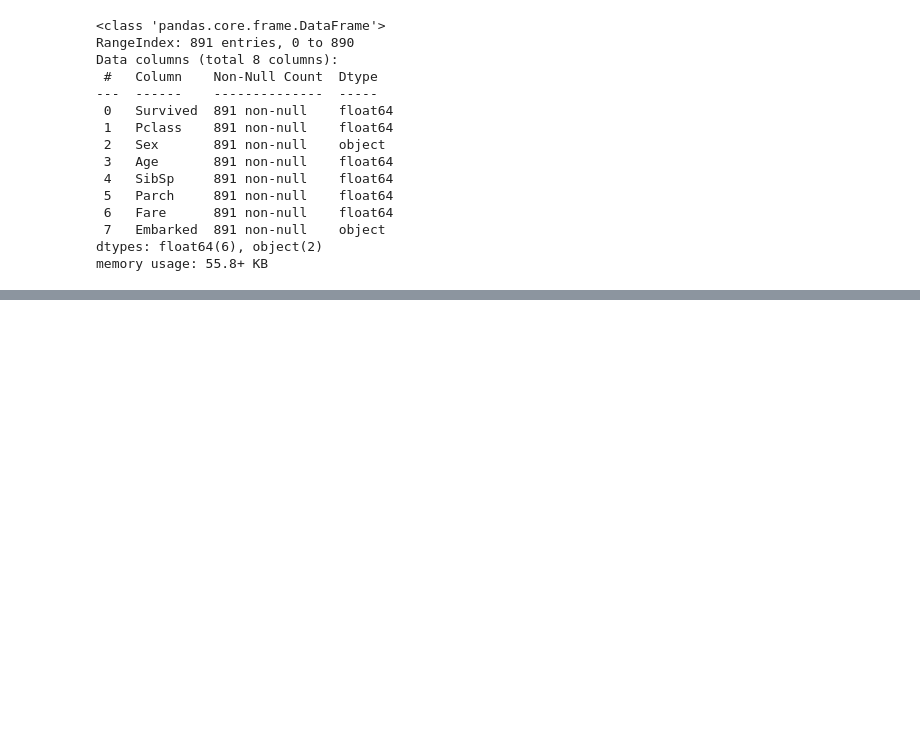
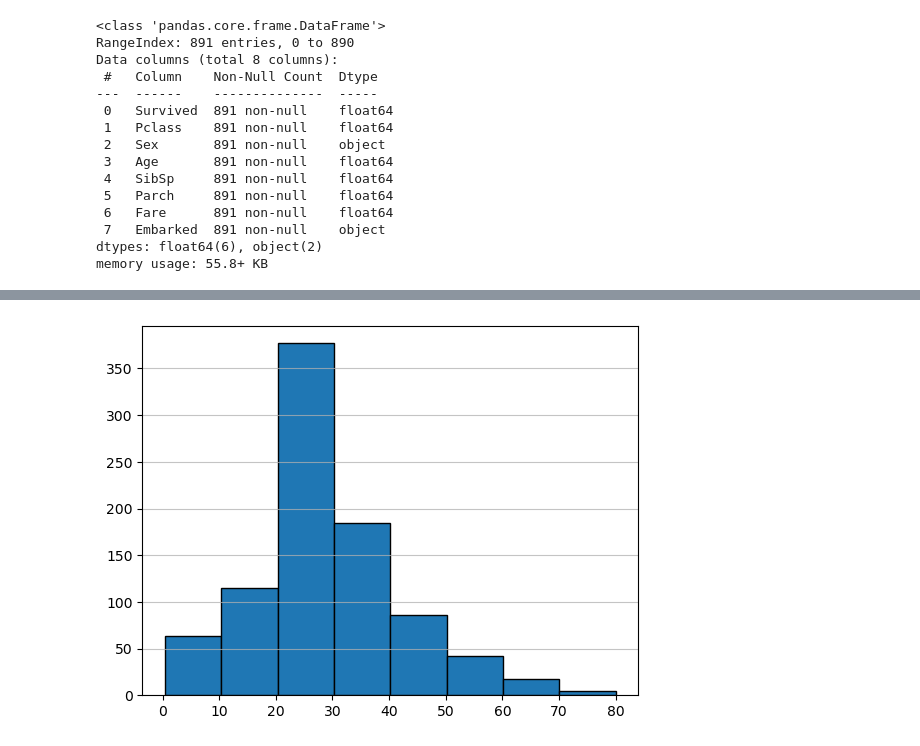
Before and after one commit to codedbyyprince/Titanic-Survival-ML-Model-Practice-, a Jupyter notebook: EDA.ipynb, the cells around one changed output, grey strips where cells are left out. Saved outputs shown, nothing was run; the diff lists cells and outputs as text; code cells hidden in the pictures; blank space fills up the shorter version.

```diff
--- a/EDA.ipynb
+++ b/EDA.ipynb
@@ -36,0 +45,5 @@ df.describe()
+# %%
+plt.hist(df['Age'], bins=8, edgecolor='black')
+plt.grid( axis='y', alpha=0.75)
+# %% [output]
+[figure, added]
```
Also changed, not shown: parts of 3 cells of this notebook.
